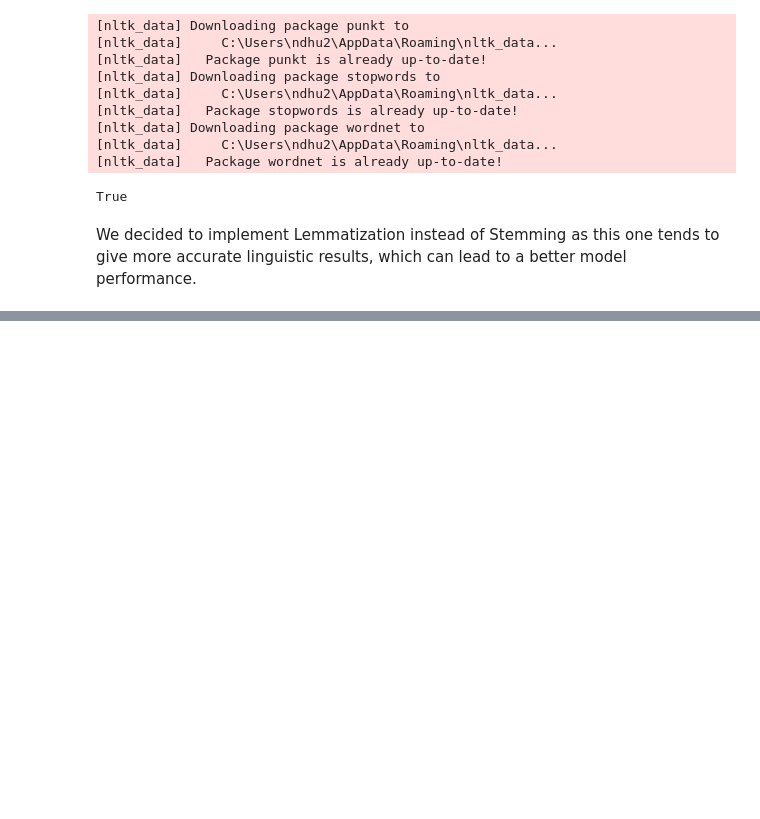
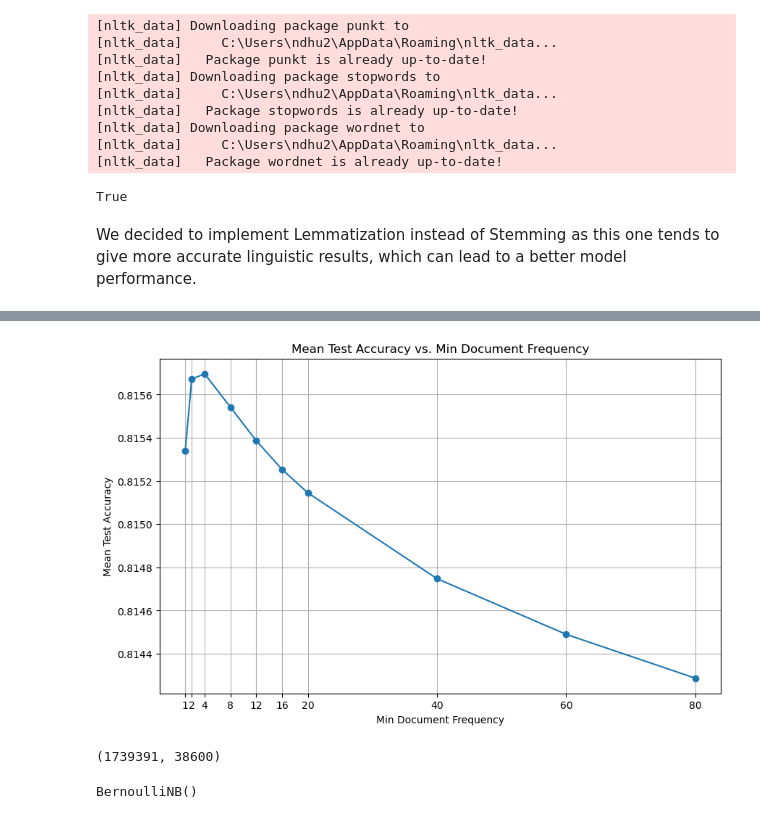
Before and after one commit to dars180602/Sentiment-Analysis-Interface, a Jupyter notebook: main.ipynb, the cells around one changed output, grey strips where cells are left out. Drawn from its saved outputs; the diff is of its cells as text; code cells hidden in the pictures; blank space fills up the shorter version.

```diff
--- a/main.ipynb
+++ b/main.ipynb
@@ -340,0 +475,3 @@ new_df.head()
+# %%
+# Drop rows with missing values in the 'preprocessed_text' column
+df = df.dropna(subset=['preprocessed_text'])
@@ -340,0 +493,17 @@ new_df.head()
+# %%
+# Importing train_test_split function from sklearn.model_selection module
+from sklearn.model_selection import train_test_split
+
+# Split the preprocessed text data (X) and corresponding sentiment labels (y) into training and testing sets
+# test_size=0.2 specifies that 20% of the data should be used for testing, and the remaining 80% will be used for training
+# random_state=42 provides a seed for random number generation to ensure reproducibility
+X_train, X_test, y_train, y_test = train_test_split(X, y, test_size=0.2, random_state=42)
+# %%
+from sklearn.feature_extraction.text import TfidfVectorizer
+
+# Initialize the TF-IDF vectorizer
+tfidf_vectorizer = TfidfVectorizer(min_df=20)
+
+# Fit and transform the preprocessed_text feature (X -> TF-IDF Matrix)
+X_train_tfidf = tfidf_vectorizer.fit_transform(X_train)
+X_test_tfidf = tfidf_vectorizer.transform(X_test)
@@ -340,0 +522,6 @@ new_df.head()
+# %%
+from sklearn.naive_bayes import BernoulliNB
+
+# Initialize and train the Bernoulli Naive Bayes classifier
+nb_classifier = BernoulliNB()
+nb_classifier.fit(X_train_tfidf, y_train)
@@ -340,0 +599,21 @@ new_df.head()
+# %%
+import matplotlib.pyplot as plt
+
+# Extract grid search results
+results = grid_search.cv_results_
+
+# Extract mean test scores and corresponding max_features values
+mean_test_scores = results['mean_test_score']
+max_features_values = [params['tfidf__min_df'] for params in results['params']]
+
+# Plot the results
+plt.figure(figsize=(10, 6))
+plt.plot(max_features_values, mean_test_scores, marker='o')
+plt.title('Mean Test Accuracy vs. Min Document Frequency')
+plt.xlabel('Min Document Frequency')
+plt.ylabel('Mean Test Accuracy')
+plt.xticks(max_features_values)
+plt.grid(True)
+plt.show()
+# %% [output]
+[figure, added]
@@ -340,0 +633,12 @@ new_df.head()
+# %%
+X_train_tfidf.shape
+# %% [output]
+(1739391, 38600)
+# %%
+from sklearn.naive_bayes import BernoulliNB
+
+# Initialize and train the Bernoulli Naive Bayes classifier
+nb_classifier = BernoulliNB()
+nb_classifier.fit(X_train_tfidf, y_train)
+# %% [output]
+BernoulliNB()
```
Also changed, not shown: parts of 77 cells of this notebook.
